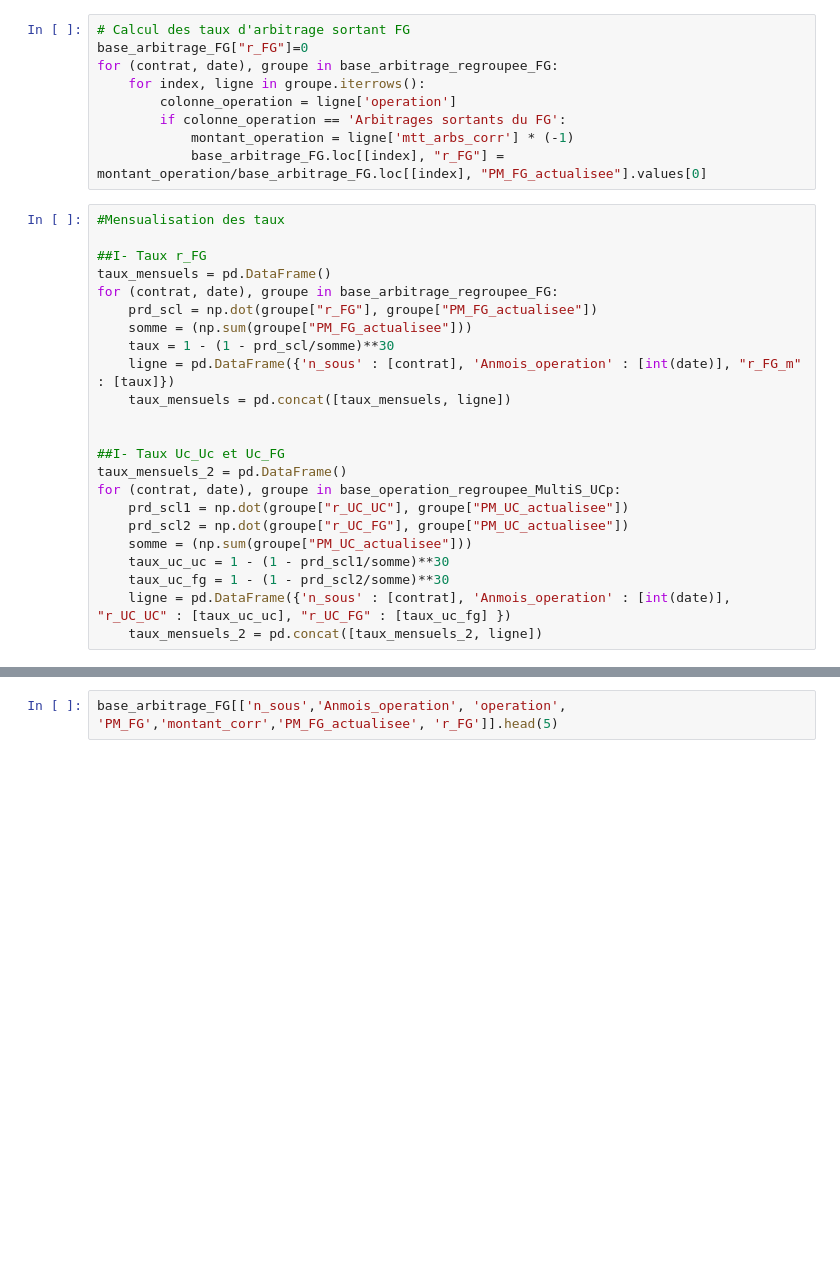
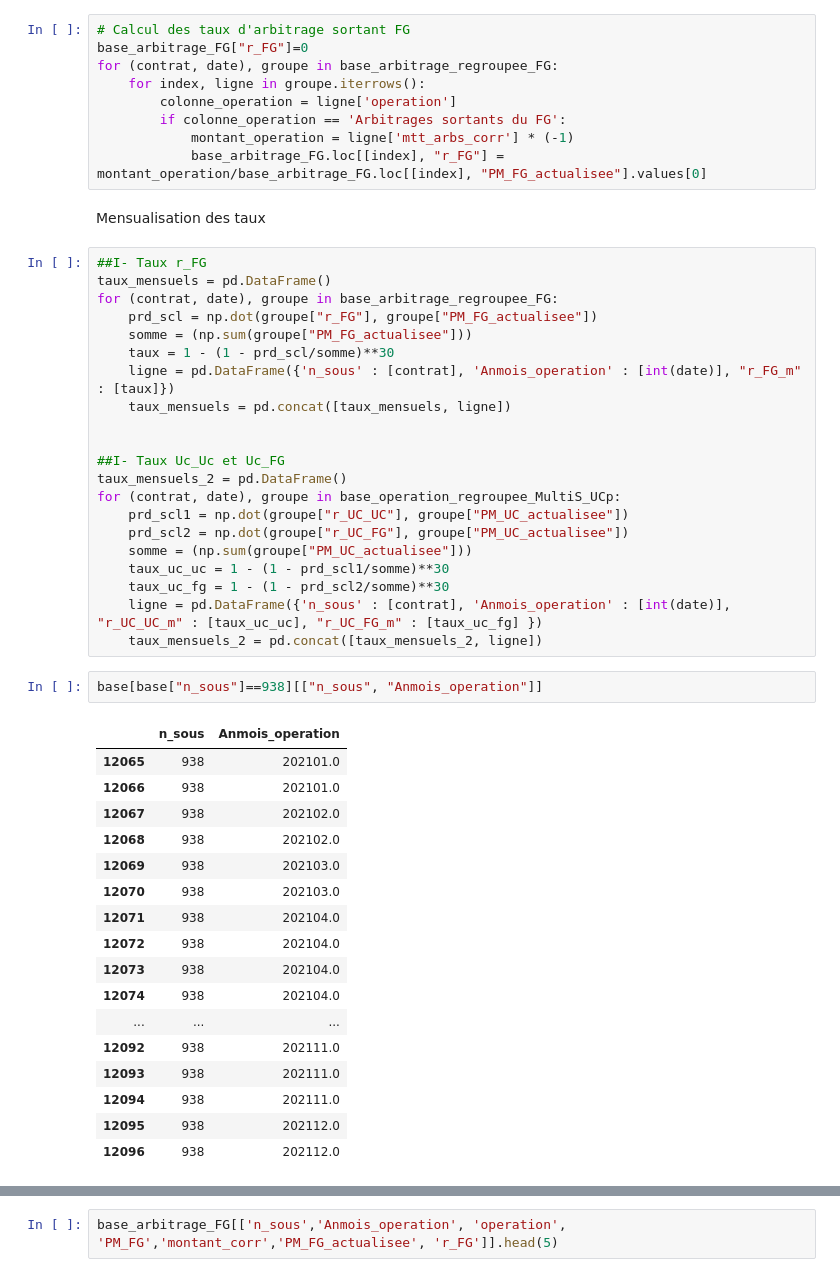
Before and after one commit to afonkou01/Arbitrage_Vie_BNP_Cardif, a Jupyter notebook: Avancement notebook - BNP Cardif_26_01_2024.ipynb, the cells around one changed output, grey strips where cells are left out. Cells and saved outputs as stored; diff of their text form; blank space fills up the shorter version.

```diff
--- a/Avancement notebook - BNP Cardif_26_01_2024.ipynb
+++ b/Avancement notebook - BNP Cardif_26_01_2024.ipynb
@@ -176,9 +176,9 @@ for (contrat, date), groupe in base_arbitrage_regroupee_FG:
         if colonne_operation == 'Arbitrages sortants du FG':
             montant_operation = ligne['mtt_arbs_corr'] * (-1)
             base_arbitrage_FG.loc[[index], "r_FG"] = montant_operation/base_arbitrage_FG.loc[[index], "PM_FG_actualisee"].values[0]
+# %% [markdown]
+Mensualisation des taux
 # %%
-#Mensualisation des taux
-
 ##I- Taux r_FG
 taux_mensuels = pd.DataFrame()
 for (contrat, date), groupe in base_arbitrage_regroupee_FG:
@@ -197,5 +197,25 @@ for (contrat, date), groupe in base_operation_regroupee_MultiS_UCp:
     somme = (np.sum(groupe["PM_UC_actualisee"]))
     taux_uc_uc = 1 - (1 - prd_scl1/somme)**30
     taux_uc_fg = 1 - (1 - prd_scl2/somme)**30
-    ligne = pd.DataFrame({'n_sous' : [contrat], 'Anmois_operation' : [int(date)], "r_UC_UC" : [taux_uc_uc], "r_UC_FG" : [taux_uc_fg] })
+    ligne = pd.DataFrame({'n_sous' : [contrat], 'Anmois_operation' : [int(date)], "r_UC_UC_m" : [taux_uc_uc], "r_UC_FG_m" : [taux_uc_fg] })
     taux_mensuels_2 = pd.concat([taux_mensuels_2, ligne])
+# %%
+base[base["n_sous"]==938][["n_sous", "Anmois_operation"]]
+# %% [output]
+|  | n_sous | Anmois_operation |
+| 12065 | 938 | 202101.0 |
+| 12066 | 938 | 202101.0 |
+| 12067 | 938 | 202102.0 |
+| 12068 | 938 | 202102.0 |
+| 12069 | 938 | 202103.0 |
+| 12070 | 938 | 202103.0 |
+| 12071 | 938 | 202104.0 |
+| 12072 | 938 | 202104.0 |
+| 12073 | 938 | 202104.0 |
+| 12074 | 938 | 202104.0 |
+| ... | ... | ... |
+| 12092 | 938 | 202111.0 |
+| 12093 | 938 | 202111.0 |
+| 12094 | 938 | 202111.0 |
+| 12095 | 938 | 202112.0 |
+| 12096 | 938 | 202112.0 |
```
Also changed, not shown: parts of 6 cells of this notebook.
